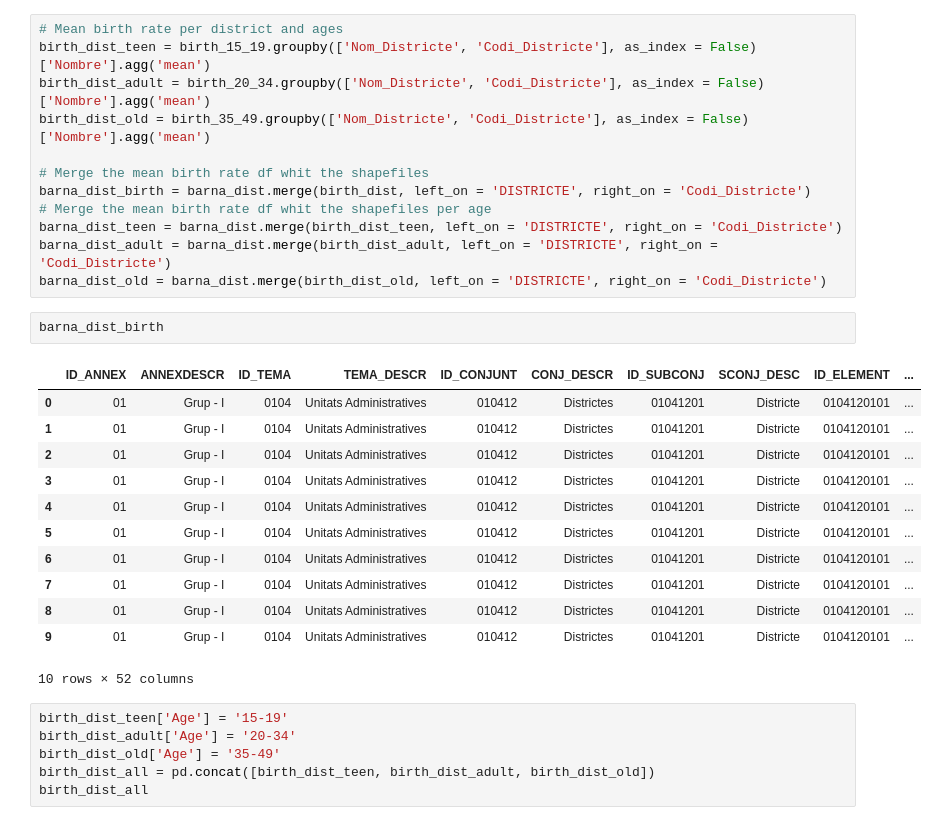
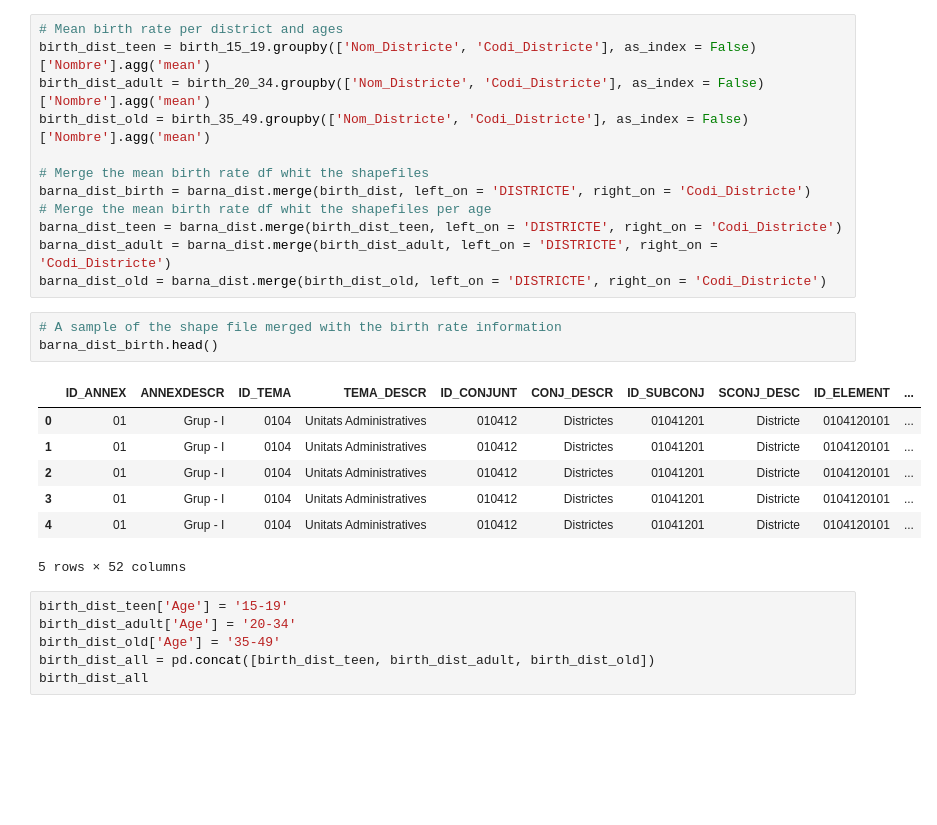
Before and after one commit to JuliaAT/AVDM-project, a Jupyter notebook: birth-per-income.ipynb, the cells around one changed output. Saved outputs shown, nothing was run; the diff lists cells and outputs as text; blank space fills up the shorter version.

```diff
--- a/birth-per-income.ipynb
+++ b/birth-per-income.ipynb
@@ -118,21 +106,17 @@ barna_dist_birth = barna_dist.merge(birth_dist, left_on = 'DISTRICTE', right_on
 barna_dist_teen = barna_dist.merge(birth_dist_teen, left_on = 'DISTRICTE', right_on = 'Codi_Districte')
 barna_dist_adult = barna_dist.merge(birth_dist_adult, left_on = 'DISTRICTE', right_on = 'Codi_Districte')
 barna_dist_old = barna_dist.merge(birth_dist_old, left_on = 'DISTRICTE', right_on = 'Codi_Districte')
-# %%
-barna_dist_birth
-# %% [output]
-|  | ID_ANNEX | ANNEXDESCR | ID_TEMA | TEMA_DESCR | ID_CONJUNT | CONJ_DESCR | ID_SUBCONJ | SCONJ_DESC | ID_ELEMENT | ... |
-| 0 | 01 | Grup - I | 0104 | Unitats Administratives | 010412 | Districtes | 01041201 | Districte | 0104120101 | ... |
-| 1 | 01 | Grup - I | 0104 | Unitats Administratives | 010412 | Districtes | 01041201 | Districte | 0104120101 | ... |
-| 2 | 01 | Grup - I | 0104 | Unitats Administratives | 010412 | Districtes | 01041201 | Districte | 0104120101 | ... |
-| 3 | 01 | Grup - I | 0104 | Unitats Administratives | 010412 | Districtes | 01041201 | Districte | 0104120101 | ... |
-| 4 | 01 | Grup - I | 0104 | Unitats Administratives | 010412 | Districtes | 01041201 | Districte | 0104120101 | ... |
-| 5 | 01 | Grup - I | 0104 | Unitats Administratives | 010412 | Districtes | 01041201 | Districte | 0104120101 | ... |
-| 6 | 01 | Grup - I | 0104 | Unitats Administratives | 010412 | Districtes | 01041201 | Districte | 0104120101 | ... |
-| 7 | 01 | Grup - I | 0104 | Unitats Administratives | 010412 | Districtes | 01041201 | Districte | 0104120101 | ... |
-| 8 | 01 | Grup - I | 0104 | Unitats Administratives | 010412 | Districtes | 01041201 | Districte | 0104120101 | ... |
-| 9 | 01 | Grup - I | 0104 | Unitats Administratives | 010412 | Districtes | 01041201 | Districte | 0104120101 | ... |
-10 rows × 52 columns
+# %%
+# A sample of the shape file merged with the birth rate information
+barna_dist_birth.head()
+# %% [output]
+|  | ID_ANNEX | ANNEXDESCR | ID_TEMA | TEMA_DESCR | ID_CONJUNT | CONJ_DESCR | ID_SUBCONJ | SCONJ_DESC | ID_ELEMENT | ... |
+| 0 | 01 | Grup - I | 0104 | Unitats Administratives | 010412 | Districtes | 01041201 | Districte | 0104120101 | ... |
+| 1 | 01 | Grup - I | 0104 | Unitats Administratives | 010412 | Districtes | 01041201 | Districte | 0104120101 | ... |
+| 2 | 01 | Grup - I | 0104 | Unitats Administratives | 010412 | Districtes | 01041201 | Districte | 0104120101 | ... |
+| 3 | 01 | Grup - I | 0104 | Unitats Administratives | 010412 | Districtes | 01041201 | Districte | 0104120101 | ... |
+| 4 | 01 | Grup - I | 0104 | Unitats Administratives | 010412 | Districtes | 01041201 | Districte | 0104120101 | ... |
+5 rows × 52 columns
 # %%
 birth_dist_teen['Age'] = '15-19'
 birth_dist_adult['Age'] = '20-34'
```
Also changed, not shown: parts of 6 cells of this notebook, 3 other files.
